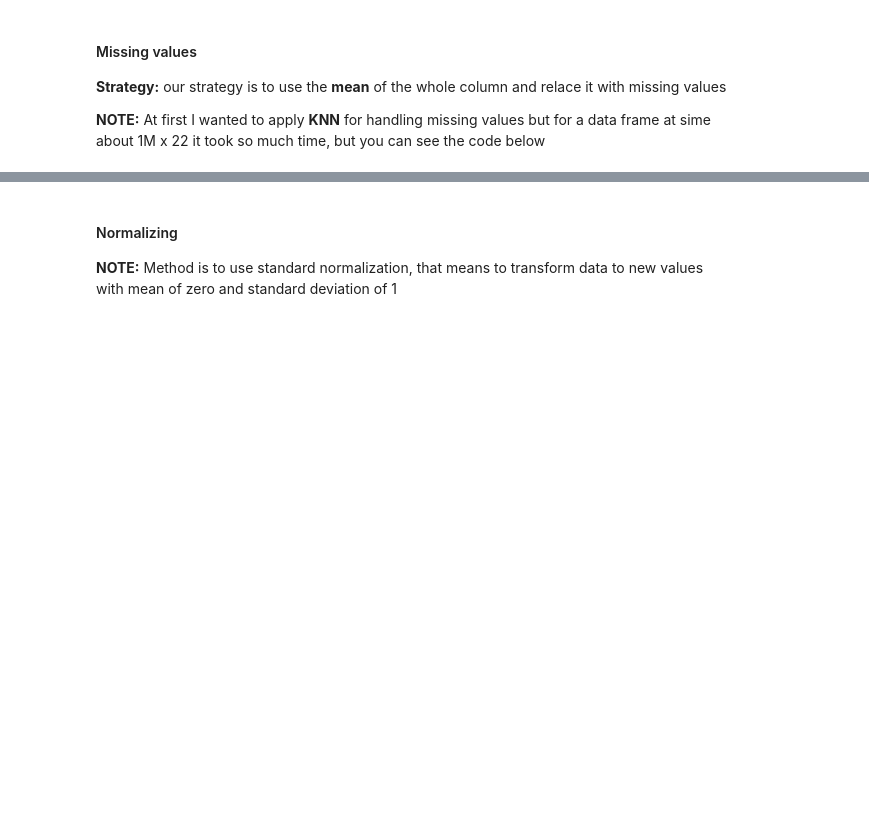
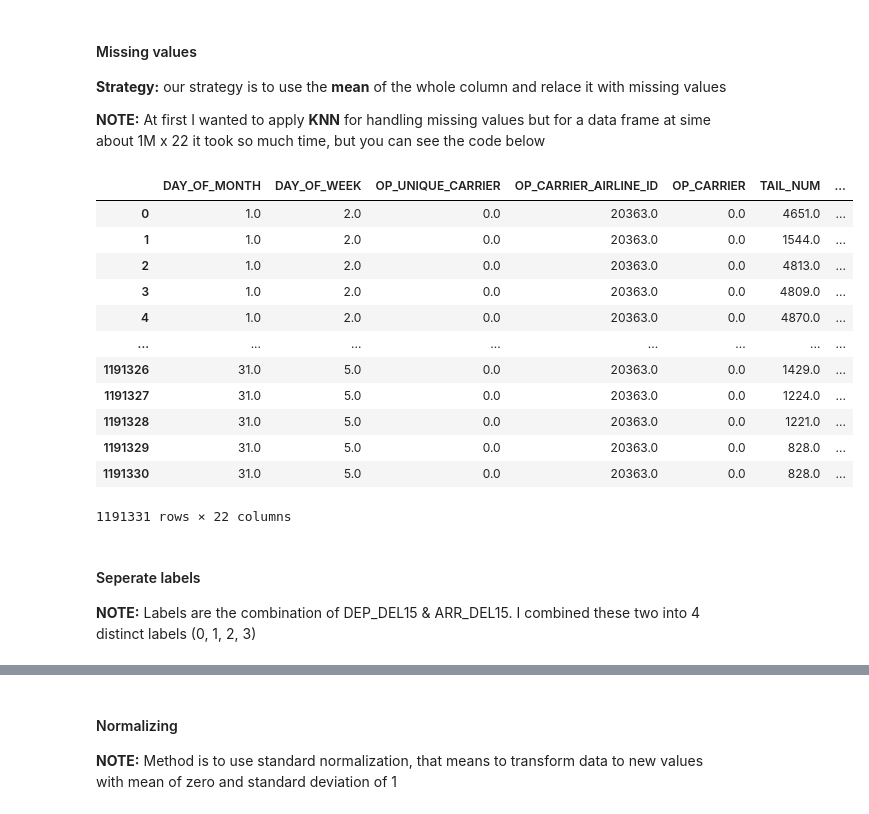
Before and after one commit to yazdanzv/Compare_Multiple_DL_Methods_on_Flight_USA_Dataset, a Jupyter notebook: main.ipynb, the cells around one changed output, grey strips where cells are left out. Cells and saved outputs as stored; diff of their text form; code cells hidden in the pictures; blank space fills up the shorter version.

```diff
--- a/main.ipynb
+++ b/main.ipynb
@@ -98,0 +89,19 @@ data_without_missing_values = pd.DataFrame(imputed_data, columns=data.columns)
+# %%
+data
+# %% [output]
+|  | DAY_OF_MONTH | DAY_OF_WEEK | OP_UNIQUE_CARRIER | OP_CARRIER_AIRLINE_ID | OP_CARRIER | TAIL_NUM | ... |
+| 0 | 1.0 | 2.0 | 0.0 | 20363.0 | 0.0 | 4651.0 | ... |
+| 1 | 1.0 | 2.0 | 0.0 | 20363.0 | 0.0 | 1544.0 | ... |
+| 2 | 1.0 | 2.0 | 0.0 | 20363.0 | 0.0 | 4813.0 | ... |
+| 3 | 1.0 | 2.0 | 0.0 | 20363.0 | 0.0 | 4809.0 | ... |
+| 4 | 1.0 | 2.0 | 0.0 | 20363.0 | 0.0 | 4870.0 | ... |
+| ... | ... | ... | ... | ... | ... | ... | ... |
+| 1191326 | 31.0 | 5.0 | 0.0 | 20363.0 | 0.0 | 1429.0 | ... |
+| 1191327 | 31.0 | 5.0 | 0.0 | 20363.0 | 0.0 | 1224.0 | ... |
+| 1191328 | 31.0 | 5.0 | 0.0 | 20363.0 | 0.0 | 1221.0 | ... |
+| 1191329 | 31.0 | 5.0 | 0.0 | 20363.0 | 0.0 | 828.0 | ... |
+| 1191330 | 31.0 | 5.0 | 0.0 | 20363.0 | 0.0 | 828.0 | ... |
+1191331 rows × 22 columns
+# %% [markdown]
+<h4>Seperate labels</h4>
+<p><b>NOTE:</b> Labels are the combination of DEP_DEL15 & ARR_DEL15. I combined these two into 4 distinct labels (0, 1, 2, 3)</p>
```
Also changed, not shown: parts of 14 cells of this notebook.
